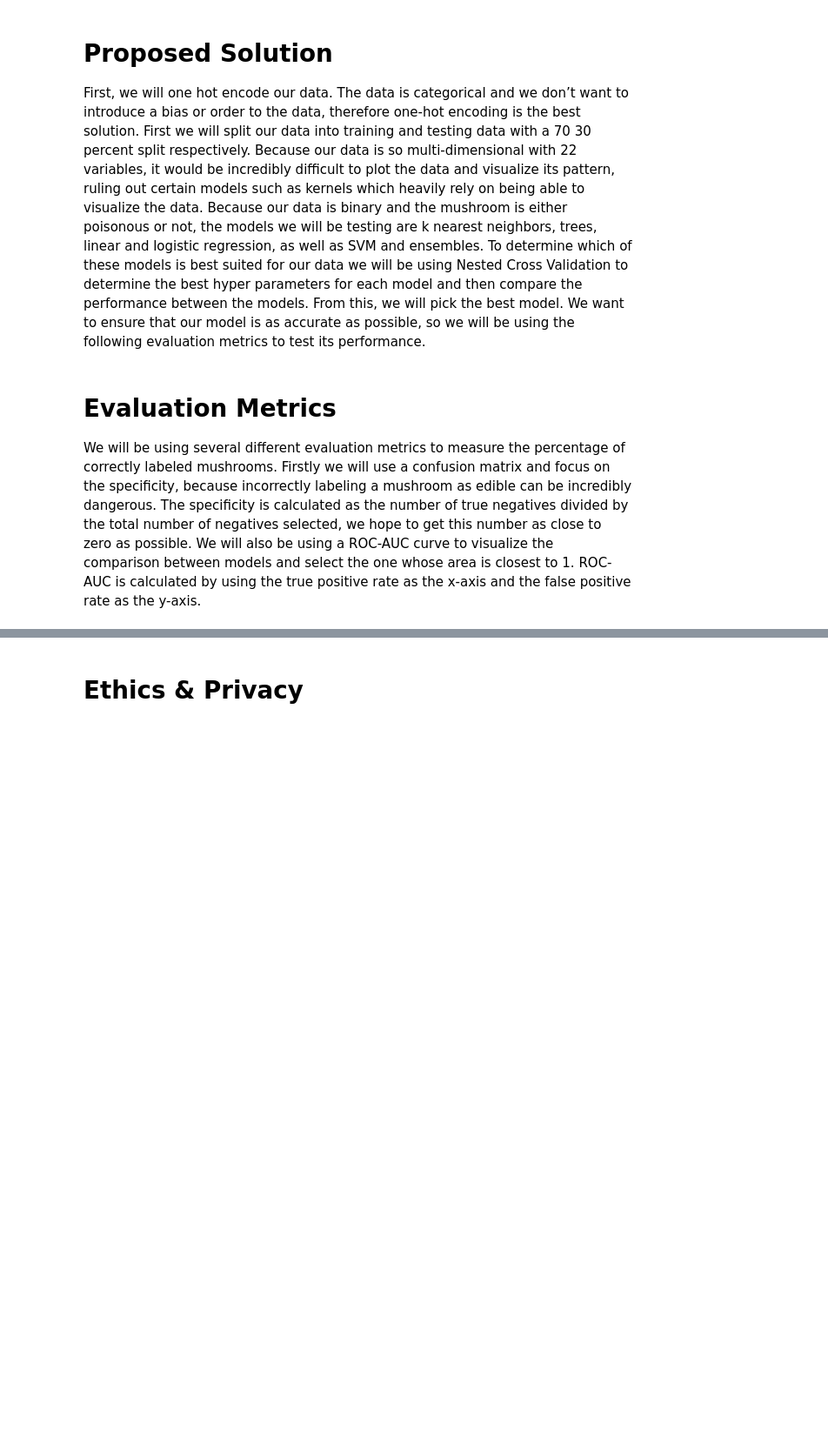
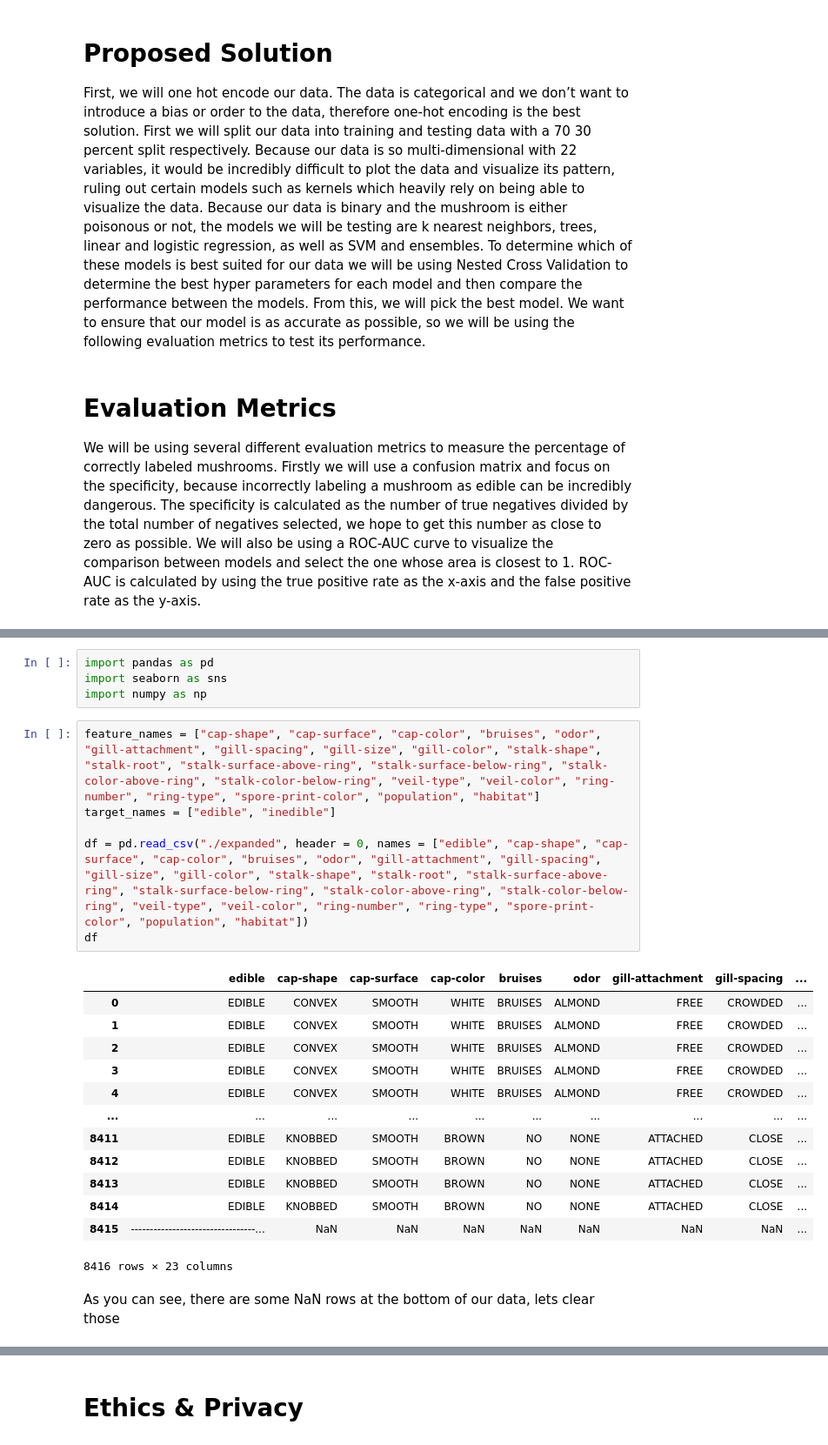
Before and after one commit to COGS118A/Group011-SP23, a Jupyter notebook: Checkpoint_Group011-SP23.ipynb, the cells around one changed output, grey strips where cells are left out. Shown at 87% size. Drawn from its saved outputs; the diff is of its cells as text; blank space fills up the shorter version.

```diff
--- a/Checkpoint_Group011-SP23.ipynb
+++ b/Checkpoint_Group011-SP23.ipynb
@@ -66,0 +78,26 @@ We will be using several different evaluation metrics to measure the percentage
+# %%
+import pandas as pd
+import seaborn as sns
+import numpy as np
+# %%
+feature_names = ["cap-shape", "cap-surface", "cap-color", "bruises", "odor", "gill-attachment", "gill-spacing", "gill-size", "gill-color", "stalk-shape", "stalk-root", "stalk-surface-above-ring", "stalk-surface-below-ring", "stalk-color-above-ring", "stalk-color-below-ring", "veil-type", "veil-color", "ring-number", "ring-type", "spore-print-color", "population", "habitat"]
+target_names = ["edible", "inedible"]
+
+df = pd.read_csv("./expanded", header = 0, names = ["edible", "cap-shape", "cap-surface", "cap-color", "bruises", "odor", "gill-attachment", "gill-spacing", "gill-size", "gill-color", "stalk-shape", "stalk-root", "stalk-surface-above-ring", "stalk-surface-below-ring", "stalk-color-above-ring", "stalk-color-below-ring", "veil-type", "veil-color", "ring-number", "ring-type", "spore-print-color", "population", "habitat"])
+df
+# %% [output]
+|  | edible | cap-shape | cap-surface | cap-color | bruises | odor | gill-attachment | gill-spacing | ... |
+| 0 | EDIBLE | CONVEX | SMOOTH | WHITE | BRUISES | ALMOND | FREE | CROWDED | ... |
+| 1 | EDIBLE | CONVEX | SMOOTH | WHITE | BRUISES | ALMOND | FREE | CROWDED | ... |
+| 2 | EDIBLE | CONVEX | SMOOTH | WHITE | BRUISES | ALMOND | FREE | CROWDED | ... |
+| 3 | EDIBLE | CONVEX | SMOOTH | WHITE | BRUISES | ALMOND | FREE | CROWDED | ... |
+| 4 | EDIBLE | CONVEX | SMOOTH | WHITE | BRUISES | ALMOND | FREE | CROWDED | ... |
+| ... | ... | ... | ... | ... | ... | ... | ... | ... | ... |
+| 8411 | EDIBLE | KNOBBED | SMOOTH | BROWN | NO | NONE | ATTACHED | CLOSE | ... |
+| 8412 | EDIBLE | KNOBBED | SMOOTH | BROWN | NO | NONE | ATTACHED | CLOSE | ... |
+| 8413 | EDIBLE | KNOBBED | SMOOTH | BROWN | NO | NONE | ATTACHED | CLOSE | ... |
+| 8414 | EDIBLE | KNOBBED | SMOOTH | BROWN | NO | NONE | ATTACHED | CLOSE | ... |
+| 8415 | ---------------------------------... | NaN | NaN | NaN | NaN | NaN | NaN | NaN | ... |
+8416 rows × 23 columns
+# %% [markdown]
+As you can see, there are some NaN rows at the bottom of our data, lets clear those
```
Also changed, not shown: parts of 12 cells of this notebook.
